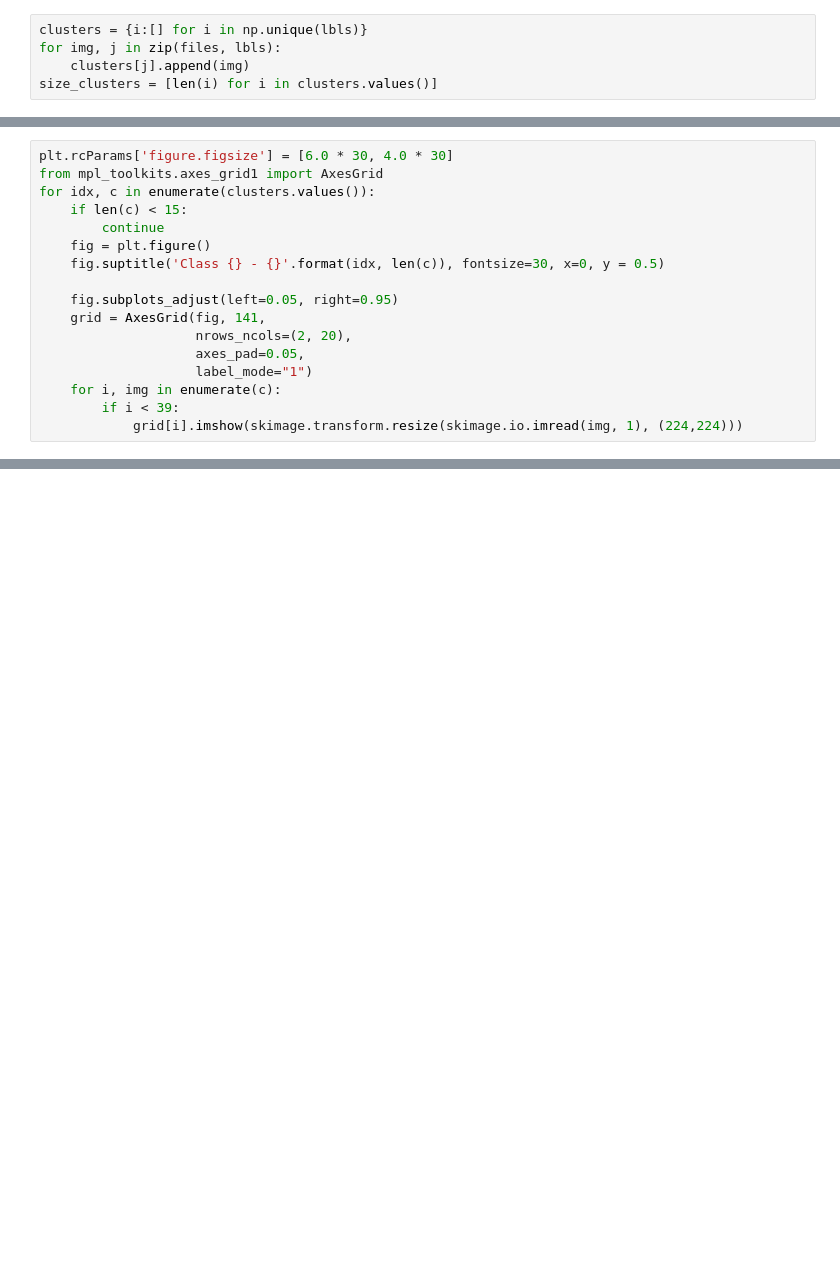
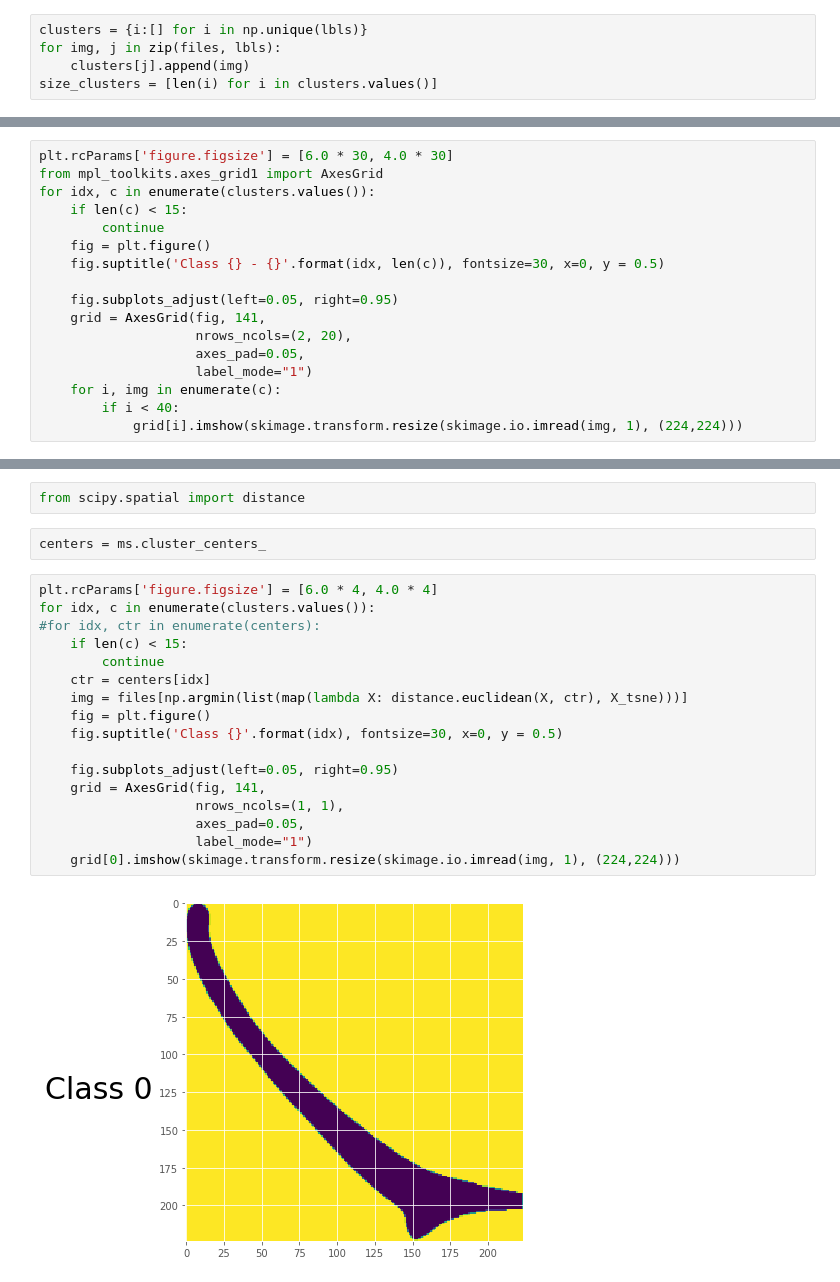
Before and after one commit to celiacintas/vasijas, a Jupyter notebook: unsupervised_meanshift_8_CNN_vessels.ipynb, the cells around one changed output, grey strips where cells are left out. Cells and saved outputs as stored; diff of their text form; blank space fills up the shorter version.

```diff
--- a/unsupervised_meanshift_8_CNN_vessels.ipynb
+++ b/unsupervised_meanshift_8_CNN_vessels.ipynb
@@ -212,6 +195,6 @@ for idx, c in enumerate(clusters.values()):
                     axes_pad=0.05,
                     label_mode="1")
     for i, img in enumerate(c):
-        if i < 39:
+        if i < 40:
             grid[i].imshow(skimage.transform.resize(skimage.io.imread(img, 1), (224,224)))
 # %% [output]
@@ -230,0 +207,23 @@ for idx, c in enumerate(clusters.values()):
+# %%
+from scipy.spatial import distance
+# %%
+centers = ms.cluster_centers_
+# %%
+plt.rcParams['figure.figsize'] = [6.0 * 4, 4.0 * 4]
+for idx, c in enumerate(clusters.values()):
+#for idx, ctr in enumerate(centers):
+    if len(c) < 15:
+        continue
+    ctr = centers[idx]
+    img = files[np.argmin(list(map(lambda X: distance.euclidean(X, ctr), X_tsne)))]
+    fig = plt.figure()
+    fig.suptitle('Class {}'.format(idx), fontsize=30, x=0, y = 0.5)
+
+    fig.subplots_adjust(left=0.05, right=0.95)
+    grid = AxesGrid(fig, 141,
+                    nrows_ncols=(1, 1),
+                    axes_pad=0.05,
+                    label_mode="1")
+    grid[0].imshow(skimage.transform.resize(skimage.io.imread(img, 1), (224,224)))
+# %% [output]
+[figure, added]
```
Also changed, not shown: parts of 7 cells of this notebook.
